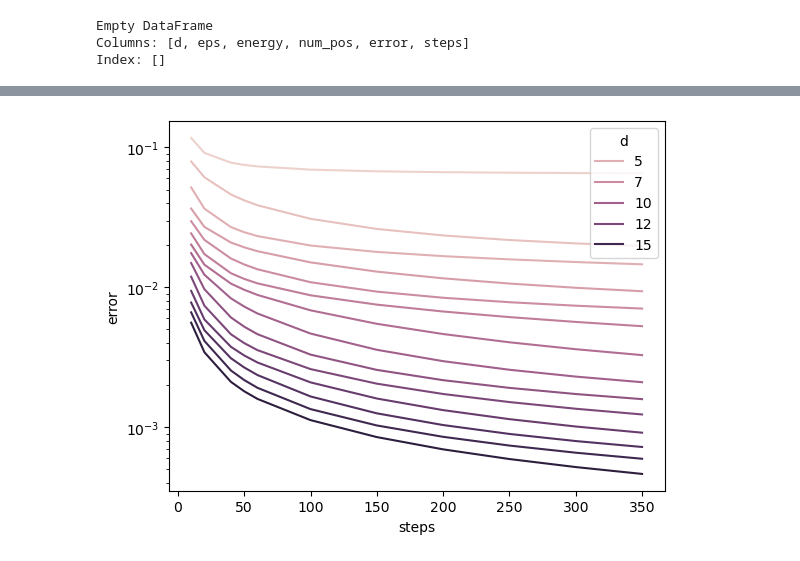
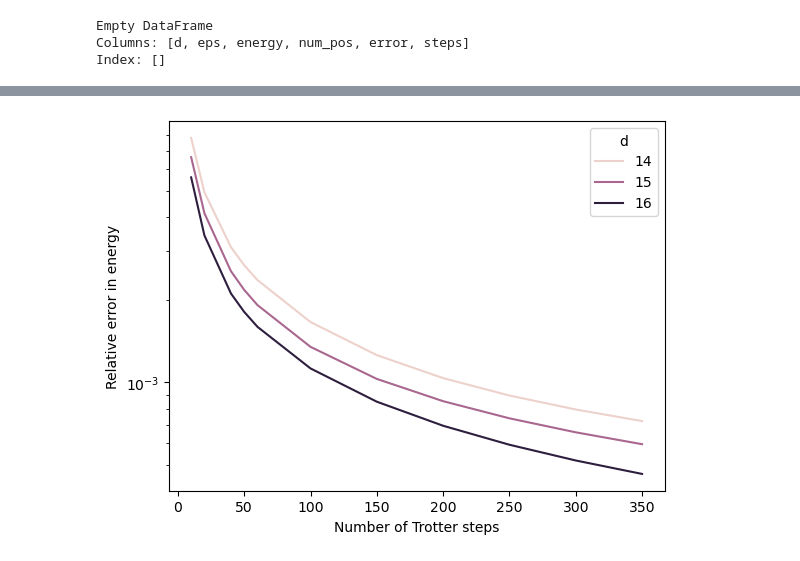
Before and after one commit to rmlarose/compare-vkp, a Jupyter notebook: hubbard_plots.ipynb, the cells around one changed output, grey strips where cells are left out. Cells and saved outputs as stored; diff of their text form; code cells hidden in the pictures.

```diff
--- a/hubbard_plots.ipynb
+++ b/hubbard_plots.ipynb
@@ -7,15 +9,16 @@ import matplotlib.pyplot as plt
 import seaborn as sns
 # %%
 data_dir = "krylov_data3"
+exact_file = "hubbard_exact_3.hdf5"
 all_files = os.listdir(data_dir)
-assert "hubbard_exact_3.hdf5" in all_files
+assert exact_file in all_files
 ev_files = [f for f in all_files if "eigenvalues" in f]
 print(len(ev_files))
 # %% [output]
 11
 # %%
 # Get the exact energy.
-f_exact = h5py.File(data_dir + "/hubbard_exact_3.hdf5", "r")
+f_exact = h5py.File(data_dir + "/" + exact_file, "r")
 energy_exact = np.min(f_exact["energies"])
 print(f"Exact energy is {energy_exact}.")
 f_exact.close()
@@ -65,3 +68,6 @@ print(df_small)
 Empty DataFrame
 Columns: [d, eps, energy, num_pos, error, steps]
 Index: []
+# %%
+df_small = df_total[df_total["d"] >= 14]
+print(df_small.head())
@@ -68,7 +82,9 @@ Index: []
 # %%
 fig, ax = plt.subplots()
 ax.set_yscale("log")
-sns.lineplot(ax=ax, data=df_total, x="steps", y="error", hue="d")
-plt.show()
+sns.lineplot(ax=ax, data=df_small, x="steps", y="error", hue="d")
+ax.set_xlabel("Number of Trotter steps")
+ax.set_ylabel("Relative error in energy")
+# plt.savefig("hubbard_2_error.pdf")
 # %% [output]
-[figure, old version]
+[figure, new version]
```
Also changed, not shown: parts of 7 cells of this notebook.
